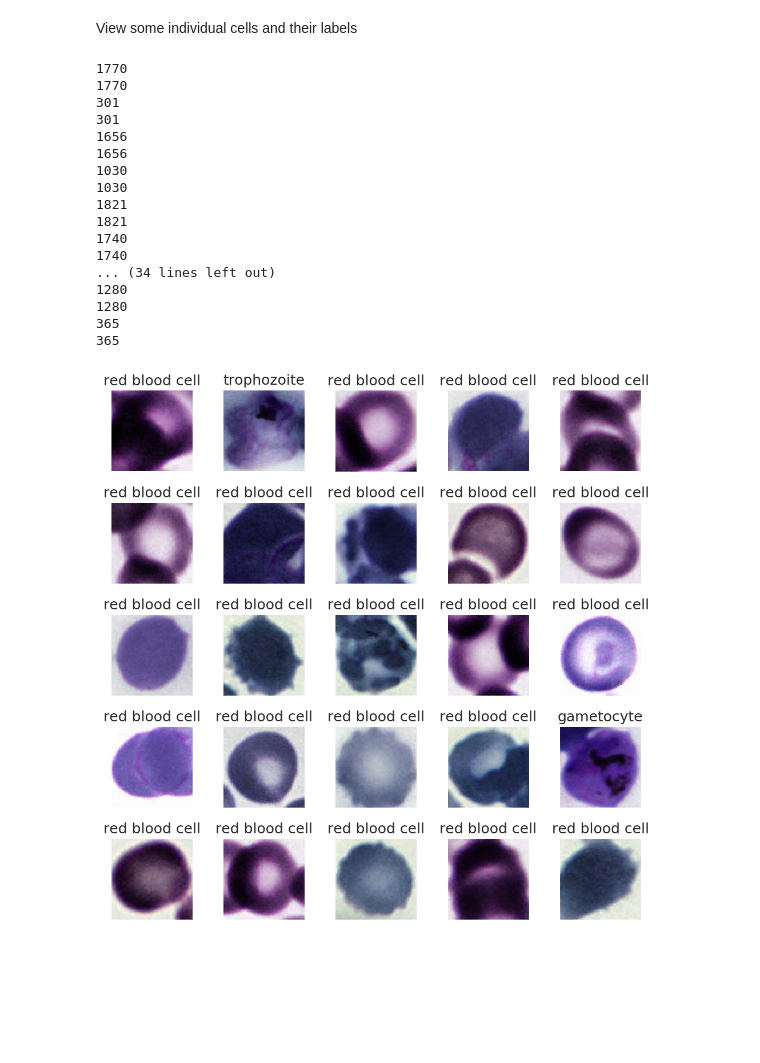
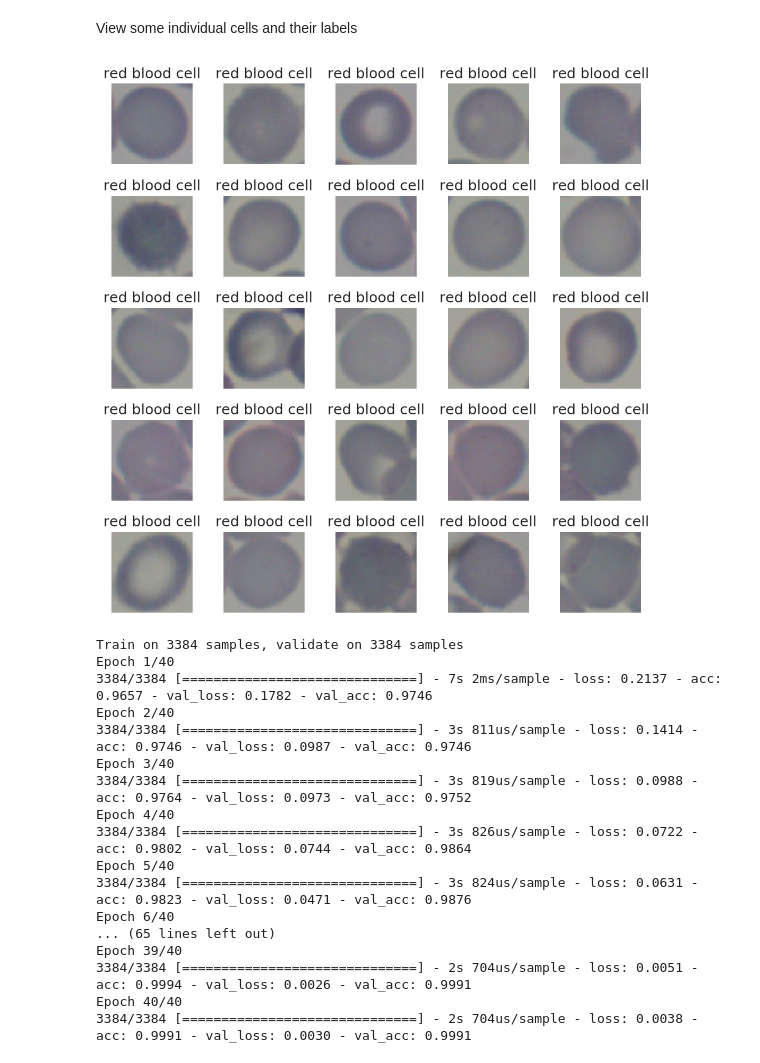
Before and after one commit to Lasulux/Midterm_Project, a Jupyter notebook: Malaria.ipynb, the cells around one changed output. Drawn from its saved outputs; the diff is of its cells as text; code cells hidden in the pictures; blank space fills up the shorter version.

```diff
--- a/Malaria.ipynb
+++ b/Malaria.ipynb
@@ -110,0 +107,5 @@ train_df.sample(5)
+# %%
+test_df = pd.read_json('/content/drive/My Drive/malaria-bounding-boxes/malaria/malaria/test.json')
+test_df['path'] = test_df['image'].map(lambda x:  x['pathname'][1:])
+print(test_df.shape[0], 'images')
+test_df.sample(5)
@@ -148,9 +157,13 @@ def sliding_window(image, stepSize, windowSize):
 # %% [markdown]
 Just a small image getter to use later:
 # %%
-def get_image(number):
-  c_img = imread('drive/My Drive/malaria-bounding-boxes/malaria/malaria/' + train_df.iloc[number]['path'])
-  return c_img
+def get_image(number,istest=False):
+  if (istest==True):
+    c_img = imread('drive/My Drive/malaria-bounding-boxes/malaria/malaria/' + test_df.iloc[number]['path'])
+    return c_img
+  else:
+    c_img = imread('drive/My Drive/malaria-bounding-boxes/malaria/malaria/' + train_df.iloc[number]['path'])
+    return c_img
 #plt.imshow(get_image(5))
 # %% [markdown]
 Image resizing snippet:
@@ -322,7 +335,7 @@ bboxes.clear()
 bboximages.clear()
 j=0
 end=train_df.shape[0]
-for j in range(0,30):
+for j in range(0,50):
   c_img=get_image(j)
   lab_img = np.zeros((c_img.shape[0], c_img.shape[1]), dtype='int')
   #print("   i=",i)
@@ -368,38 +440,22 @@ classes=np.array(classes)
 # %% [markdown]
 View some individual cells and their labels
 # %%
+
 fig=plt.figure(figsize=(8, 8))
 columns = 5
 rows = 5
 for i in range(1, columns*rows+1 ):
     ax=fig.add_subplot(rows, columns, i)
-    r1 = random.randint(1, 1938)
-    ax.set_title(text_classes[r1])
-    print(r1)
-    plt.imshow(bboximages[r1])
-    print(r1)
+    r1 = random.randint(1, 49)
+    ax.set_title(ttext_classes[i-1])
+
+    plt.imshow(tbboximages[i-1])
+
     plt.axis('off')
 plt.tight_layout()
 plt.show()
 # %% [output]
-1770
-1770
-301
-301
-1656
-1656
-1030
-1030
-1821
-1821
-1740
-1740
-... (34 lines left out)
-1280
-1280
-365
-365
-[figure, old version]
+[figure, new version]
 # %%
 model = tf.keras.models.Sequential([
 tf.keras.layers.Conv2D(16, (3, 3), activation = 'relu', input_shape = (128,128,3)),#X.shape[1:]),
@@ -419,4 +475,31 @@ model.compile(loss="sparse_categorical_crossentropy",
 				optimizer="adam",
 				metrics=["accuracy"])
 
-history = model.fit(x_train, y_train, batch_size=32, epochs=40, verbose=1, validation_data=(x_test, y_test))
+history = model.fit(bboximages, classes, batch_size=32, epochs=40, verbose=1, validation_data=(tbboximages, tclasses))
+
+model_json = model.to_json()
+with open("model.json", "w") as json_file :
+	json_file.write(model_json)
+
+model.save_weights("model.h5")
+print("Saved model to disk")
+
+model.save('CNN.model')
+# %% [output]
+Train on 3384 samples, validate on 3384 samples
+Epoch 1/40
+3384/3384 [==============================] - 7s 2ms/sample - loss: 0.2137 - acc: 0.9657 - val_loss: 0.1782 - val_acc: 0.9746
+Epoch 2/40
+3384/3384 [==============================] - 3s 811us/sample - loss: 0.1414 - acc: 0.9746 - val_loss: 0.0987 - val_acc: 0.9746
+Epoch 3/40
+3384/3384 [==============================] - 3s 819us/sample - loss: 0.0988 - acc: 0.9764 - val_loss: 0.0973 - val_acc: 0.9752
+Epoch 4/40
+3384/3384 [==============================] - 3s 826us/sample - loss: 0.0722 - acc: 0.9802 - val_loss: 0.0744 - val_acc: 0.9864
+Epoch 5/40
+3384/3384 [==============================] - 3s 824us/sample - loss: 0.0631 - acc: 0.9823 - val_loss: 0.0471 - val_acc: 0.9876
+Epoch 6/40
+... (65 lines left out)
+Epoch 39/40
+3384/3384 [==============================] - 2s 704us/sample - loss: 0.0051 - acc: 0.9994 - val_loss: 0.0026 - val_acc: 0.9991
+Epoch 40/40
+3384/3384 [==============================] - 2s 704us/sample - loss: 0.0038 - acc: 0.9991 - val_loss: 0.0030 - val_acc: 0.9991
```
Also changed, not shown: parts of 7 cells of this notebook.
